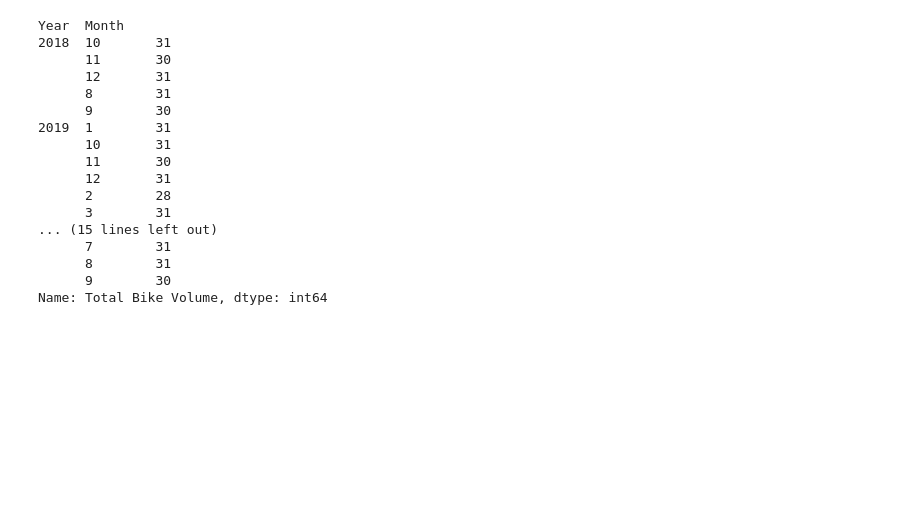
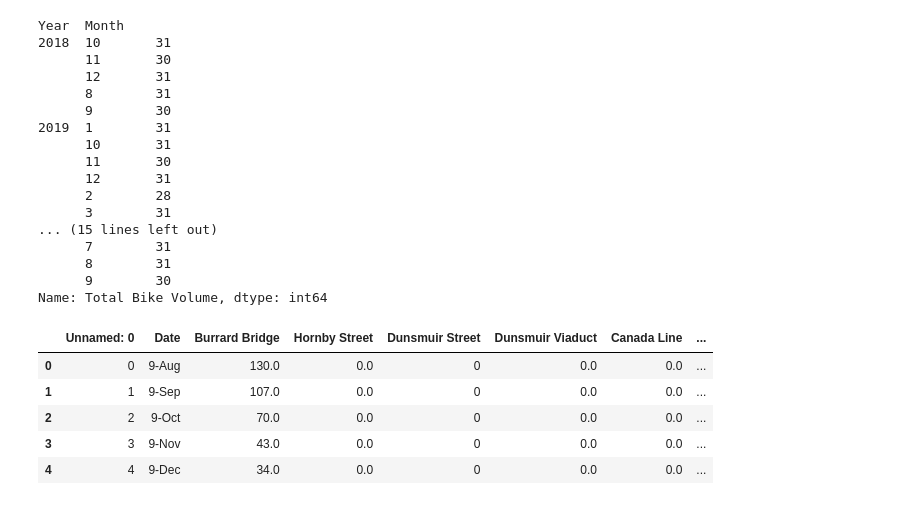
Before and after one commit to itspria/Bike-Theft-Analysis, a Jupyter notebook: code/data_analysis_BikeTheft_vs_BikeVolume.ipynb, the cells around one changed output. Saved outputs shown, nothing was run; the diff lists cells and outputs as text; code cells hidden in the pictures; blank space fills up the shorter version.

```diff
--- a/code/data_analysis_BikeTheft_vs_BikeVolume.ipynb
+++ b/code/data_analysis_BikeTheft_vs_BikeVolume.ipynb
@@ -7,13 +7,15 @@ import pandas as pd
 
 # Files to Load
 OTT_BV_2018to2020_LOAD = "../data_sets/OTT_BV_2018to2020.csv"
-VAC_BV_2018to2020_LOAD = "../data_sets/VAC_BV_2018to2020.csv"
+VAC_BV_sept2018to2020_LOAD = "../data_sets/VAC_BV_sept2018to2020.csv"
+VAC_BV_jan_aug_2018_LOAD="../data_sets/VAC_BV_jan-aug2018.csv"
 OTT_theft_LOAD = "../data_sets/o_theft_clean.csv"
 VAC_theft_LOAD = "../data_sets/v_theft_clean.csv"
 
 # Read files and store into Pandas data frame
 OTT_BV = pd.read_csv(OTT_BV_2018to2020_LOAD)
-VAC_BV = pd.read_csv(VAC_BV_2018to2020_LOAD)
+VAC_BV2 = pd.read_csv(VAC_BV_sept2018to2020_LOAD)
+VAC_BV1 =pd.read_csv(VAC_BV_jan_aug_2018_LOAD)
 OTT_theft = pd.read_csv(OTT_theft_LOAD)
 VAC_theft = pd.read_csv(VAC_theft_LOAD)
 # %%
@@ -83,3 +85,12 @@ Year  Month
       8        31
       9        30
 Name: Total Bike Volume, dtype: int64
+# %%
+VAC_BV1.head()
+# %% [output]
+|  | Unnamed: 0 | Date | Burrard Bridge | Hornby Street | Dunsmuir Street | Dunsmuir Viaduct | Canada Line | ... |
+| 0 | 0 | 9-Aug | 130.0 | 0.0 | 0 | 0.0 | 0.0 | ... |
+| 1 | 1 | 9-Sep | 107.0 | 0.0 | 0 | 0.0 | 0.0 | ... |
+| 2 | 2 | 9-Oct | 70.0 | 0.0 | 0 | 0.0 | 0.0 | ... |
+| 3 | 3 | 9-Nov | 43.0 | 0.0 | 0 | 0.0 | 0.0 | ... |
+| 4 | 4 | 9-Dec | 34.0 | 0.0 | 0 | 0.0 | 0.0 | ... |
```
Also changed, not shown: parts of 3 cells of this notebook, 3 other files.
